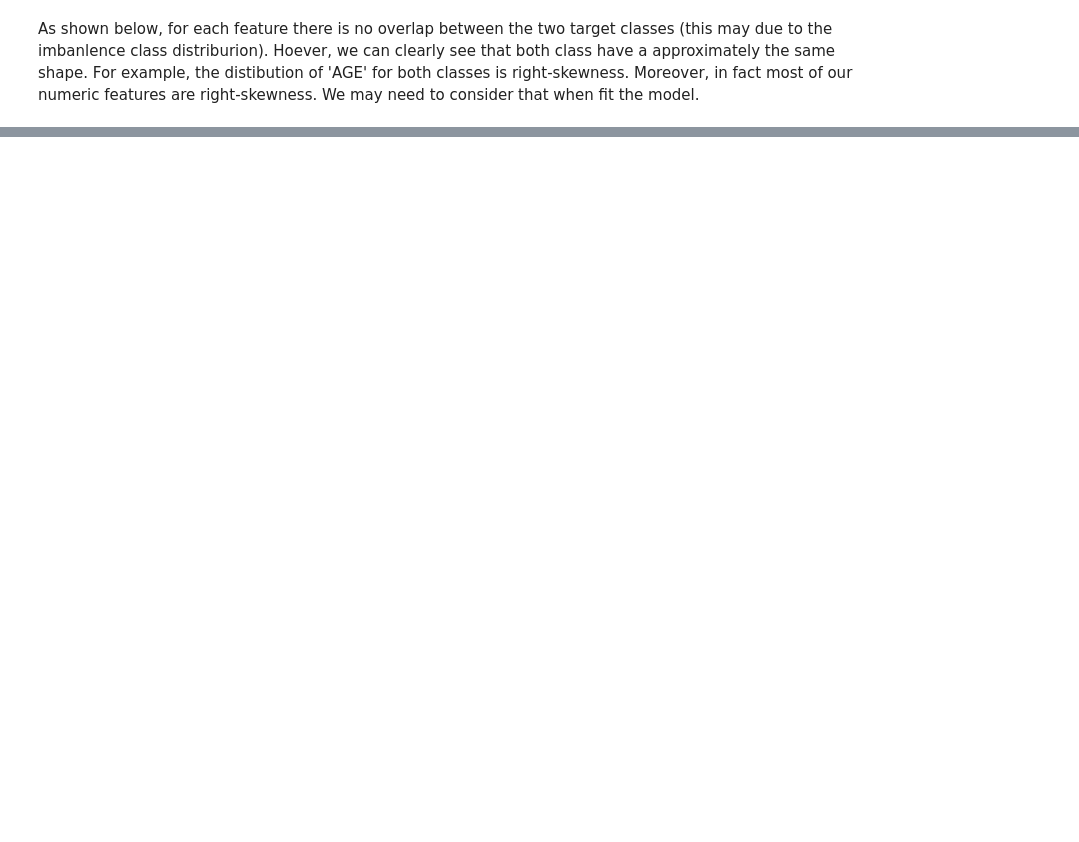
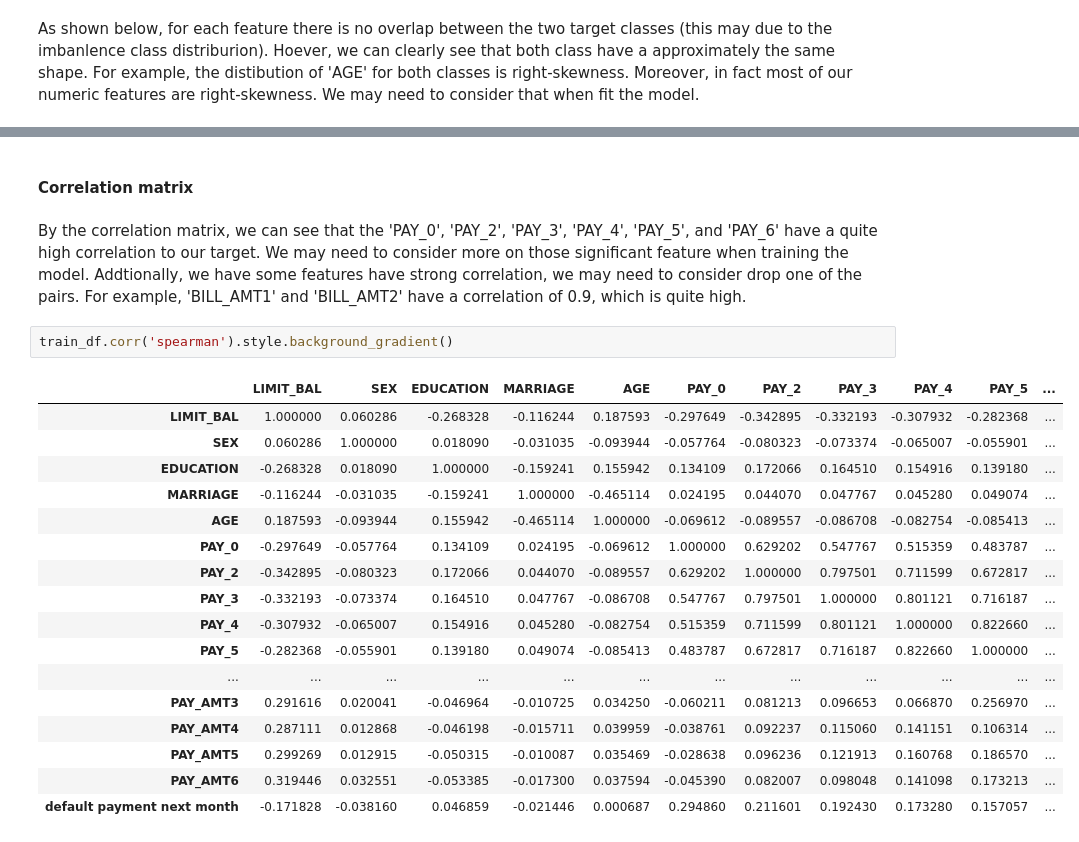
Before and after one commit to UBC-MDS/credit_default_prediction_group_20, a Jupyter notebook: src/EDA of data.ipynb, the cells around one changed output, grey strips where cells are left out. Drawn from its saved outputs; the diff is of its cells as text; blank space fills up the shorter version.

```diff
--- a/src/EDA of data.ipynb
+++ b/src/EDA of data.ipynb
@@ -168,3 +191,27 @@ alt.Chart(train_df).mark_bar().encode(
 If you see this message, it means the renderer has not been properly enabled
 for the frontend that you are using. For more information, see
 https://altair-viz.github.io/user_guide/troubleshooting.html
+# %% [markdown]
+#### Correlation matrix
+# %% [markdown]
+By the correlation matrix, we can see that the 'PAY_0', 'PAY_2', 'PAY_3', 'PAY_4', 'PAY_5', and 'PAY_6' have a quite high correlation to our target. We may need to consider more on those significant feature when training the model. Addtionally, we have some features have strong correlation, we may need to consider drop one of the pairs. For example, 'BILL_AMT1' and 'BILL_AMT2' have a correlation of 0.9, which is quite high.
+# %%
+train_df.corr('spearman').style.background_gradient()
+# %% [output]
+|  | LIMIT_BAL | SEX | EDUCATION | MARRIAGE | AGE | PAY_0 | PAY_2 | PAY_3 | PAY_4 | PAY_5 | ... |
+| LIMIT_BAL | 1.000000 | 0.060286 | -0.268328 | -0.116244 | 0.187593 | -0.297649 | -0.342895 | -0.332193 | -0.307932 | -0.282368 | ... |
+| SEX | 0.060286 | 1.000000 | 0.018090 | -0.031035 | -0.093944 | -0.057764 | -0.080323 | -0.073374 | -0.065007 | -0.055901 | ... |
+| EDUCATION | -0.268328 | 0.018090 | 1.000000 | -0.159241 | 0.155942 | 0.134109 | 0.172066 | 0.164510 | 0.154916 | 0.139180 | ... |
+| MARRIAGE | -0.116244 | -0.031035 | -0.159241 | 1.000000 | -0.465114 | 0.024195 | 0.044070 | 0.047767 | 0.045280 | 0.049074 | ... |
+| AGE | 0.187593 | -0.093944 | 0.155942 | -0.465114 | 1.000000 | -0.069612 | -0.089557 | -0.086708 | -0.082754 | -0.085413 | ... |
+| PAY_0 | -0.297649 | -0.057764 | 0.134109 | 0.024195 | -0.069612 | 1.000000 | 0.629202 | 0.547767 | 0.515359 | 0.483787 | ... |
+| PAY_2 | -0.342895 | -0.080323 | 0.172066 | 0.044070 | -0.089557 | 0.629202 | 1.000000 | 0.797501 | 0.711599 | 0.672817 | ... |
+| PAY_3 | -0.332193 | -0.073374 | 0.164510 | 0.047767 | -0.086708 | 0.547767 | 0.797501 | 1.000000 | 0.801121 | 0.716187 | ... |
+| PAY_4 | -0.307932 | -0.065007 | 0.154916 | 0.045280 | -0.082754 | 0.515359 | 0.711599 | 0.801121 | 1.000000 | 0.822660 | ... |
+| PAY_5 | -0.282368 | -0.055901 | 0.139180 | 0.049074 | -0.085413 | 0.483787 | 0.672817 | 0.716187 | 0.822660 | 1.000000 | ... |
+| ... | ... | ... | ... | ... | ... | ... | ... | ... | ... | ... | ... |
+| PAY_AMT3 | 0.291616 | 0.020041 | -0.046964 | -0.010725 | 0.034250 | -0.060211 | 0.081213 | 0.096653 | 0.066870 | 0.256970 | ... |
+| PAY_AMT4 | 0.287111 | 0.012868 | -0.046198 | -0.015711 | 0.039959 | -0.038761 | 0.092237 | 0.115060 | 0.141151 | 0.106314 | ... |
+| PAY_AMT5 | 0.299269 | 0.012915 | -0.050315 | -0.010087 | 0.035469 | -0.028638 | 0.096236 | 0.121913 | 0.160768 | 0.186570 | ... |
+| PAY_AMT6 | 0.319446 | 0.032551 | -0.053385 | -0.017300 | 0.037594 | -0.045390 | 0.082007 | 0.098048 | 0.141098 | 0.173213 | ... |
+| default payment next month | -0.171828 | -0.038160 | 0.046859 | -0.021446 | 0.000687 | 0.294860 | 0.211601 | 0.192430 | 0.173280 | 0.157057 | ... |
```
Also changed, not shown: parts of 5 cells of this notebook.
